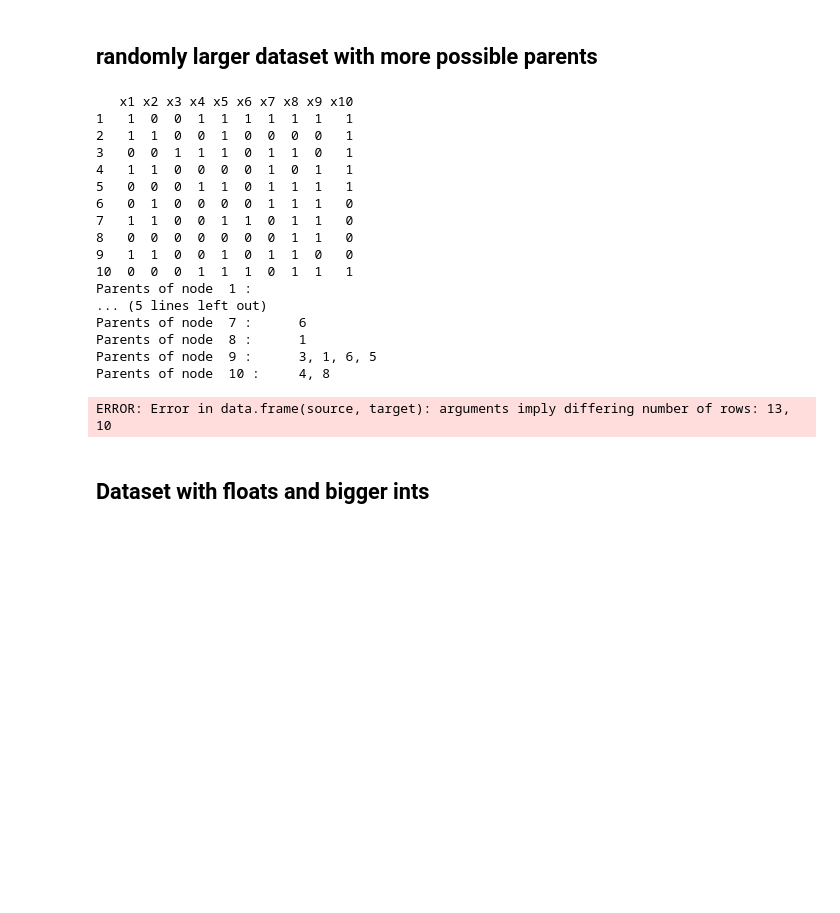
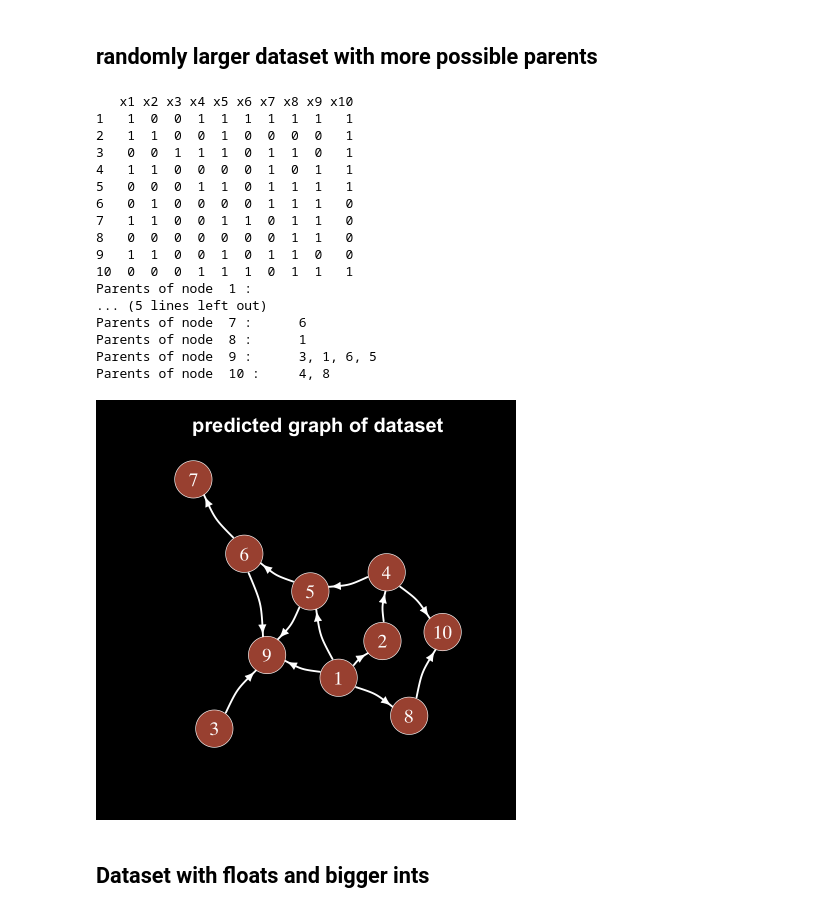
Before and after one commit to ElHuaco/Bayesian-topology, a Jupyter notebook: src/k2.ipynb, the cells around one changed output. Cells and saved outputs as stored; diff of their text form; code cells hidden in the pictures; blank space fills up the shorter version.

```diff
--- a/src/k2.ipynb
+++ b/src/k2.ipynb
@@ -53,35 +53,35 @@ x1 <- c(1,1,0,1,0,0,1,0,1,0)
 x2 <- c(0,1,0,1,0,1,1,0,1,0)
 x3<- c(0,0,1,0,0,0,0,0,0,0)
 x4<- c(1,0,1,0,1,0,0,0,0,1)
 x5<- c(1,1,1,0,1,0,1,0,1,1)
 x6<- c(1,0,0,0,0,0,1,0,0,1)
 x7<- c(1,0,1,1,1,1,0,0,1,0)
 x8<- c(1,0,1,0,1,1,1,1,1,1)
 x9<- c(1,0,0,1,1,1,1,1,0,1)
 x10<- c(1,1,1,1,1,0,0,0,0,1)
 D <- data.frame(x1, x2, x3, x4, x5, x6, x7, x8, x9, x10)
 print(D)
 results <- k2(c(1,2,3,4,5,6,7,8,9,10), 10, D)
-plot_graph(results[1])
+plot_graph(results[[1]])
 # %% [output]
    x1 x2 x3 x4 x5 x6 x7 x8 x9 x10
 1   1  0  0  1  1  1  1  1  1   1
 2   1  1  0  0  1  0  0  0  0   1
 3   0  0  1  1  1  0  1  1  0   1
 4   1  1  0  0  0  0  1  0  1   1
 5   0  0  0  1  1  0  1  1  1   1
 6   0  1  0  0  0  0  1  1  1   0
 7   1  1  0  0  1  1  0  1  1   0
 8   0  0  0  0  0  0  0  1  1   0
 9   1  1  0  0  1  0  1  1  0   0
 10  0  0  0  1  1  1  0  1  1   1
 Parents of node  1 :
 ... (5 lines left out)
 Parents of node  7 :      6
 Parents of node  8 :      1
 Parents of node  9 :      3, 1, 6, 5
 Parents of node  10 :     4, 8
-ERROR: Error in data.frame(source, target): arguments imply differing number of rows: 13, 10
+[figure, added]
 # %% [markdown]
 ## Dataset with floats and bigger ints
 # %%
```
Also changed, not shown: parts of 9 cells of this notebook, 4 other files.
